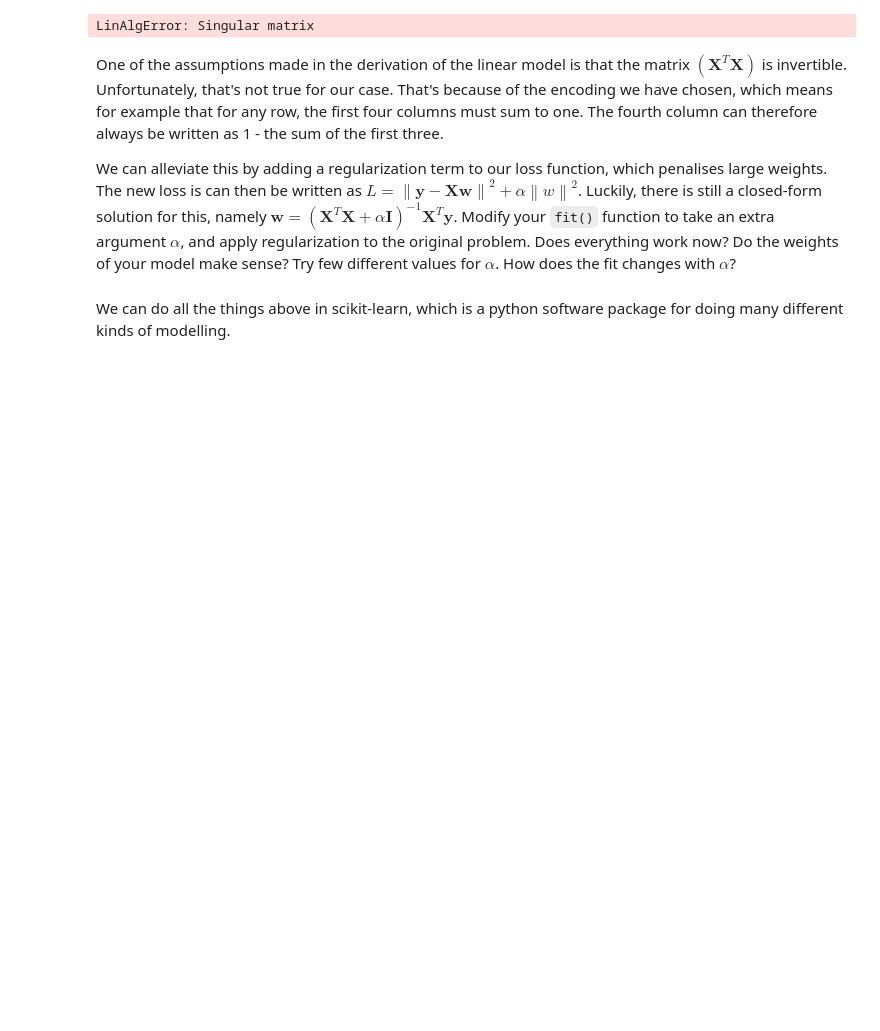
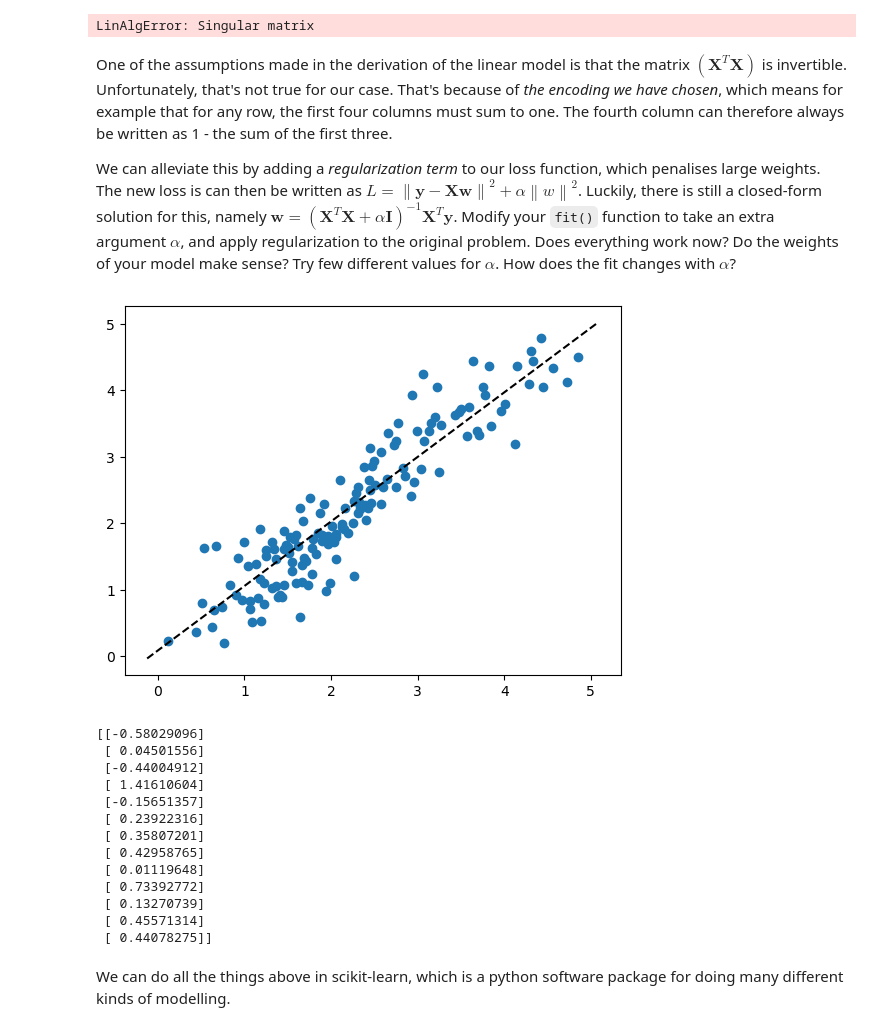
Before and after one commit to thangckt/note_dft, a Jupyter notebook: notebook/7_1_ml_design_mat.ipynb, the cells around one changed output. Saved outputs shown, nothing was run; the diff lists cells and outputs as text; code cells hidden in the pictures; blank space fills up the shorter version.

```diff
--- a/notebook/7_1_ml_design_mat.ipynb
+++ b/notebook/7_1_ml_design_mat.ipynb
@@ -394,10 +394,39 @@ print(w)
 # %% [output]
 LinAlgError: Singular matrix
 # %% [markdown]
+One of the assumptions made in the derivation of the linear model is that the matrix $(\mathbf{X}^T\mathbf{X})$ is invertible. Unfortunately, that's not true for our case. That's because of *the encoding we have chosen*, which means for example that for any row, the first four columns must sum to one. The fourth column can therefore always be written as 1 - the sum of the first three.
 
-One of the assumptions made in the derivation of the linear model is that the matrix $(\mathbf{X}^T\mathbf{X})$ is invertible. Unfortunately, that's not true for our case. That's because of the encoding we have chosen, which means for example that for any row, the first four columns must sum to one. The fourth column can therefore always be written as 1 - the sum of the first three.
-
-We can alleviate this by adding a regularization term to our loss function, which penalises large weights. The new loss is can then be written as  $L = \left\| \mathbf{y} - \mathbf{X} \mathbf{w} \right\|^2 + \alpha \left\| w\right\|^2$. Luckily, there is still a closed-form solution for this, namely $\mathbf w = (\mathbf{X}^T\mathbf{X} + \alpha \mathbf{I}) ^ {-1} \mathbf{X}^T \mathbf{y}$. Modify your `fit()` function to take an extra argument $\alpha$, and apply regularization to the original problem. Does everything work now? Do the weights of your model make sense? Try few different values for $\alpha$. How does the fit changes with $\alpha$?
+We can alleviate this by adding a *regularization term* to our loss function, which penalises large weights. The new loss is can then be written as  $L = \left\| \mathbf{y} - \mathbf{X} \mathbf{w} \right\|^2 + \alpha \left\| w\right\|^2$. Luckily, there is still a closed-form solution for this, namely $\mathbf w = (\mathbf{X}^T\mathbf{X} + \alpha \mathbf{I}) ^ {-1} \mathbf{X}^T \mathbf{y}$. Modify your `fit()` function to take an extra argument $\alpha$, and apply regularization to the original problem. Does everything work now? Do the weights of your model make sense? Try few different values for $\alpha$. How does the fit changes with $\alpha$?
+# %%
+def fit_alpha(X, y, alpha=0.001):
+    # Calculate the weights using the normal equation
+    weights = np.linalg.inv(X.T @ X + alpha*np.identity(X.shape[1]) ) @ X.T @ y
+    # Calculate the loss
+    y_pred = X @ weights
+    loss = (y - y_pred) ** 2
+    return weights, loss
+
+w, loss = fit_alpha(X, y)
+
+plt.scatter(np.dot(X, w), y)
+plt.plot(plt.xlim(), plt.ylim(), ls='--', color='k')
+plt.show()
+print(w)
+# %% [output]
+[figure, added]
+[[-0.58029096]
+ [ 0.04501556]
+ [-0.44004912]
+ [ 1.41610604]
+ [-0.15651357]
+ [ 0.23922316]
+ [ 0.35807201]
+ [ 0.42958765]
+ [ 0.01119648]
+ [ 0.73392772]
+ [ 0.13270739]
+ [ 0.45571314]
+ [ 0.44078275]]
 # %% [markdown]
 
 We can do all the things above in scikit-learn, which is a python software package for doing many different kinds of modelling.
```
Also changed, not shown: parts of 6 cells of this notebook.
